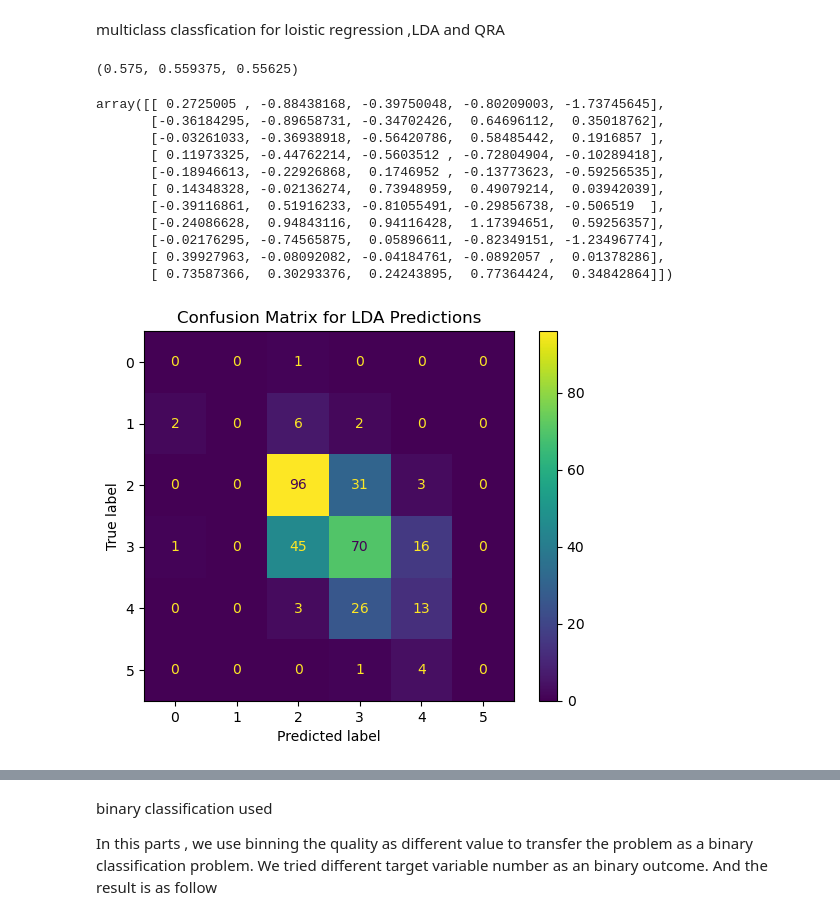
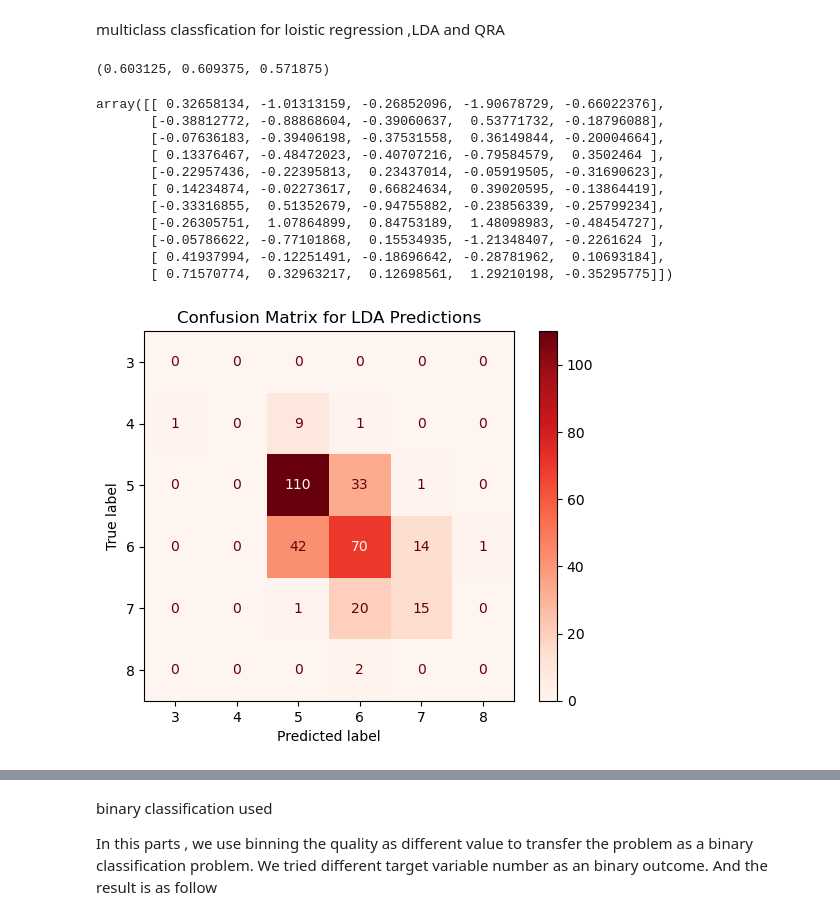
Before and after one commit to rpi11/DSAN5300-final_project, a Jupyter notebook: Classification.ipynb, the cells around one changed output, grey strips where cells are left out. Cells and saved outputs as stored; diff of their text form; code cells hidden in the pictures.

```diff
--- a/Classification.ipynb
+++ b/Classification.ipynb
@@ -6,6 +10,7 @@ import seaborn as sns
 # %%
 with open("data/winequality.csv", "r") as f:
     df = pd.read_csv(f)
+    df = df.sort_values(by = "quality").reset_index(drop = True)
 df.head()
 # %% [output]
 |  | fixed acidity | volatile acidity | citric acid | residual sugar | chlorides | free sulfur dioxide | ... |
@@ -28,7 +33,7 @@ from sklearn.preprocessing import StandardScaler
 missing_values = df.isnull().sum()
 
 X = df.drop('quality', axis=1)
-y = df['quality']
+y = pd.Categorical(df['quality'])
 
 scaler = StandardScaler()
 X_scaled = scaler.fit_transform(X)
@@ -81,34 +86,34 @@ acc_qda = accuracy_score(y_test, y_pred_qda)
 
 acc_log_reg, acc_lda, acc_qda
 # %% [output]
-(0.575, 0.559375, 0.55625)
+(0.603125, 0.609375, 0.571875)
 # %%
 lda.classes_
 lda.priors_
 lda.scalings_
 # %% [output]
-array([[ 0.2725005 , -0.88438168, -0.39750048, -0.80209003, -1.73745645],
-       [-0.36184295, -0.89658731, -0.34702426,  0.64696112,  0.35018762],
-       [-0.03261033, -0.36938918, -0.56420786,  0.58485442,  0.1916857 ],
-       [ 0.11973325, -0.44762214, -0.5603512 , -0.72804904, -0.10289418],
-       [-0.18946613, -0.22926868,  0.1746952 , -0.13773623, -0.59256535],
-       [ 0.14348328, -0.02136274,  0.73948959,  0.49079214,  0.03942039],
-       [-0.39116861,  0.51916233, -0.81055491, -0.29856738, -0.506519  ],
-       [-0.24086628,  0.94843116,  0.94116428,  1.17394651,  0.59256357],
-       [-0.02176295, -0.74565875,  0.05896611, -0.82349151, -1.23496774],
-       [ 0.39927963, -0.08092082, -0.04184761, -0.0892057 ,  0.01378286],
-       [ 0.73587366,  0.30293376,  0.24243895,  0.77364424,  0.34842864]])
+array([[ 0.32658134, -1.01313159, -0.26852096, -1.90678729, -0.66022376],
+       [-0.38812772, -0.88868604, -0.39060637,  0.53771732, -0.18796088],
+       [-0.07636183, -0.39406198, -0.37531558,  0.36149844, -0.20004664],
+       [ 0.13376467, -0.48472023, -0.40707216, -0.79584579,  0.3502464 ],
+       [-0.22957436, -0.22395813,  0.23437014, -0.05919505, -0.31690623],
+       [ 0.14234874, -0.02273617,  0.66824634,  0.39020595, -0.13864419],
+       [-0.33316855,  0.51352679, -0.94755882, -0.23856339, -0.25799234],
+       [-0.26305751,  1.07864899,  0.84753189,  1.48098983, -0.48454727],
+       [-0.05786622, -0.77101868,  0.15534935, -1.21348407, -0.2261624 ],
+       [ 0.41937994, -0.12251491, -0.18696642, -0.28781962,  0.10693184],
+       [ 0.71570774,  0.32963217,  0.12698561,  1.29210198, -0.35295775]])
 # %%
 
 y_pred_lda = lda.predict(X_test)
 
 conf_matrix_lda = confusion_matrix(y_test, y_pred_lda)
 
-ConfusionMatrixDisplay(conf_matrix_lda).plot(values_format='d')
+ConfusionMatrixDisplay(conf_matrix_lda, display_labels=sorted(set(list(y_pred_lda)+list(y_test)))).plot(values_format='d', cmap='Reds')
 plt.title('Confusion Matrix for LDA Predictions')
 plt.show()
 # %% [output]
-[figure, old version]
+[figure, new version]
 # %%
 qda.means_
 # %% [output]
```
Also changed, not shown: parts of 17 cells of this notebook, 17 other files.
